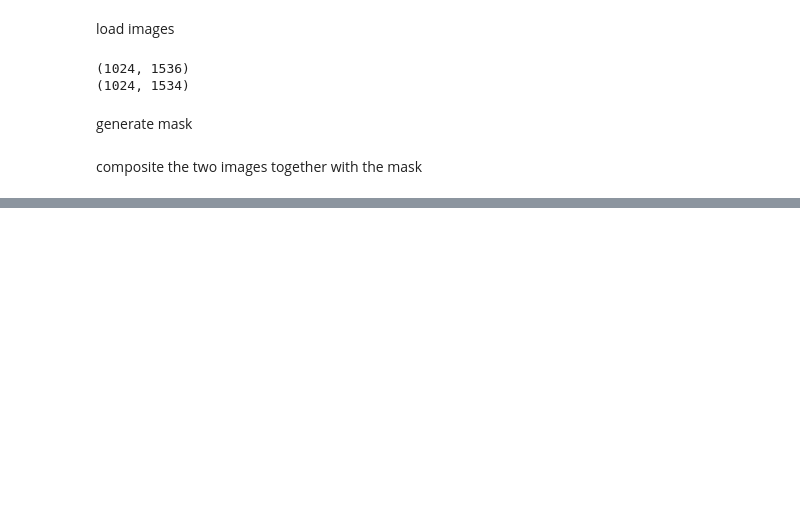
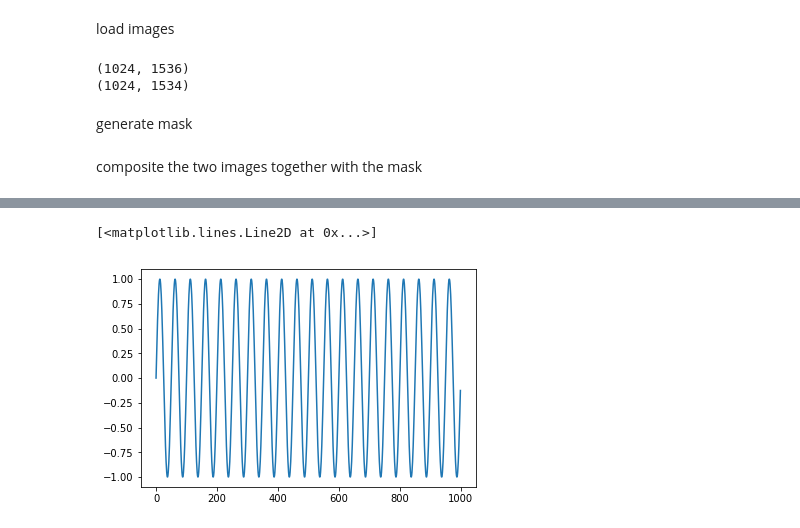
Before and after one commit to denmanlab/djd_notebooks, a Jupyter notebook: composite_images.ipynb, the cells around one changed output, grey strips where cells are left out. Saved outputs shown, nothing was run; the diff lists cells and outputs as text; code cells hidden in the pictures; blank space fills up the shorter version.

```diff
--- a/composite_images.ipynb
+++ b/composite_images.ipynb
@@ -30,0 +70,12 @@ Image.composite(tree.resize(buffalo.size), buffalo, Image.fromarray(np.uint8(mas
+# %%
+fs = 1000 # sample rate
+f = 20 # the frequency of the signal
+
+x = np.arange(fs) # the points on the x axis for plotting
+# compute the value (amplitude) of the sin wave at the for each sample
+y = np.sin(2*np.pi*f * (x/fs))
+# %%
+plt.plot(x,y)
+# %% [output]
+[<matplotlib.lines.Line2D at 0x...>]
+[figure, added]
```
Also changed, not shown: parts of 18 cells of this notebook.
